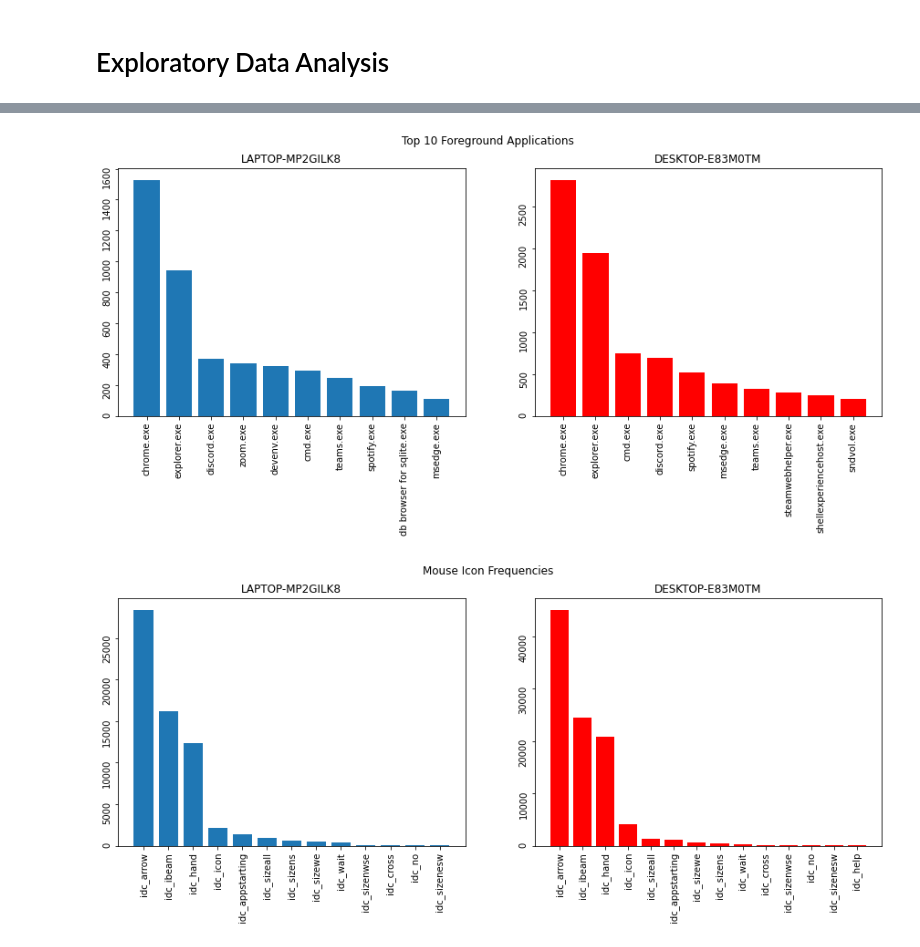
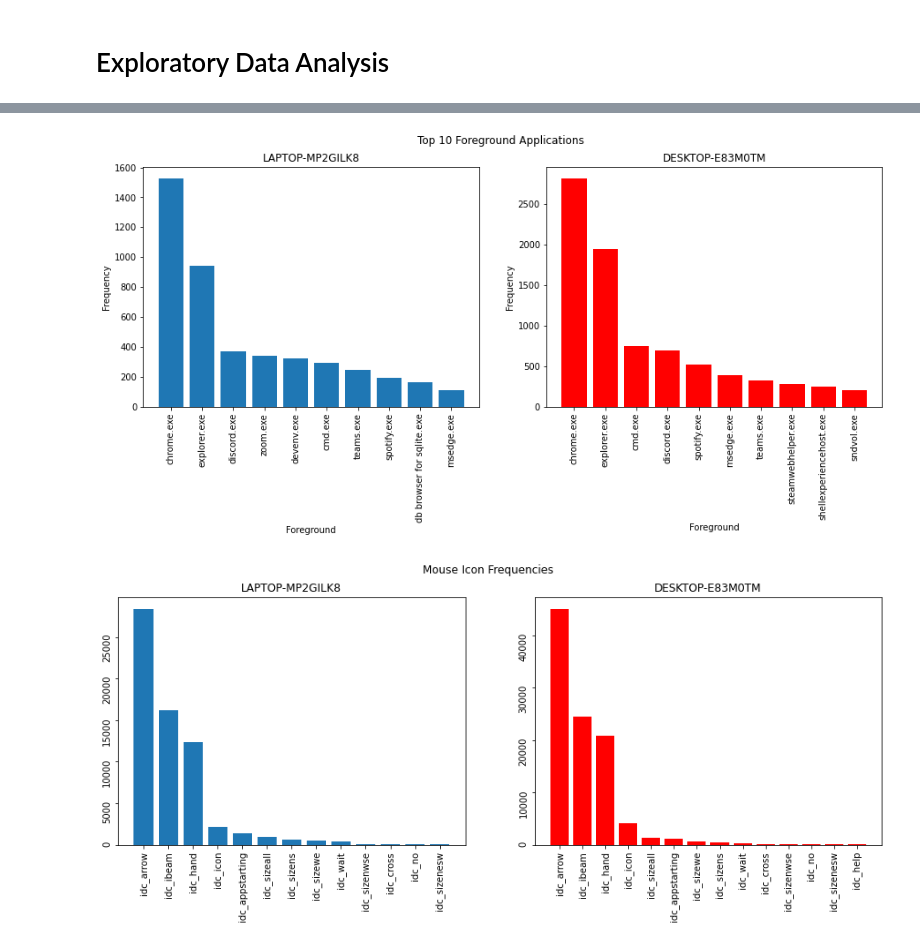
Before and after one commit to jared8thach/DSC180-ILs, a Jupyter notebook: quarter_2/group3_problem1.ipynb, the cells around one changed output, grey strips where cells are left out. Saved outputs shown, nothing was run; the diff lists cells and outputs as text; code cells hidden in the pictures.

```diff
--- a/quarter_2/group3_problem1.ipynb
+++ b/quarter_2/group3_problem1.ipynb
@@ -110,17 +79,21 @@ Name: VALUE, Length: 65, dtype: int64
 # %%
 # plotting
 fig, (ax1, ax2) = plt.subplots(1, 2, figsize=(15,5))
 fig.suptitle('Top 10 Foreground Applications')
 
 ax1.bar(x=foreground_0.index[:10], height=foreground_0.values[:10])
-ax1.tick_params(rotation=90);
+ax1.set_xticklabels(labels=foreground_0.index[:10], rotation=90);
+# ax1.tick_params(rotation=90);
+ax1.set(xlabel='Foreground', ylabel='Frequency')
 ax1.set_title('LAPTOP-MP2GILK8');
 
 ax2.bar(x=foreground_1.index[:10], height=foreground_1.values[:10], color='red')
-ax2.tick_params(rotation=90);
+ax2.set_xticklabels(labels=foreground_1.index[:10], rotation=90);
+# ax2.tick_params(rotation=90);
+ax2.set(xlabel='Foreground', ylabel='Frequency')
 ax2.set_title('DESKTOP-E83M0TM');
 # %% [output]
-[figure, old version]
+[figure, new version]
 # %%
 # getting value counts of mouse icons on LAPTOP-MP2GILK8
 icon_0 = string_df_0[string_df_0['ID_INPUT'] == 2]['VALUE'].value_counts()
```
Also changed, not shown: parts of 12 cells of this notebook.
